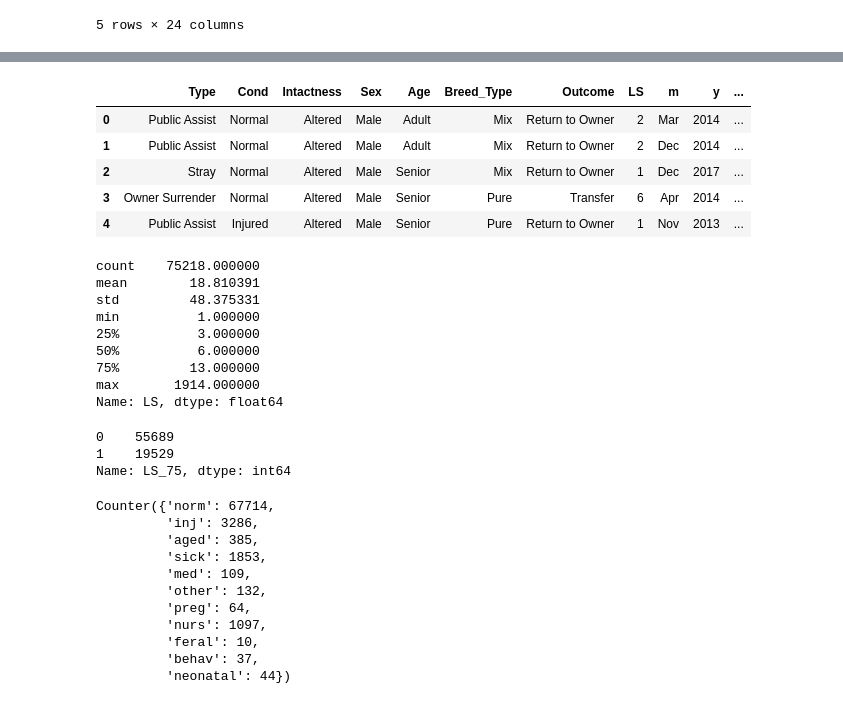
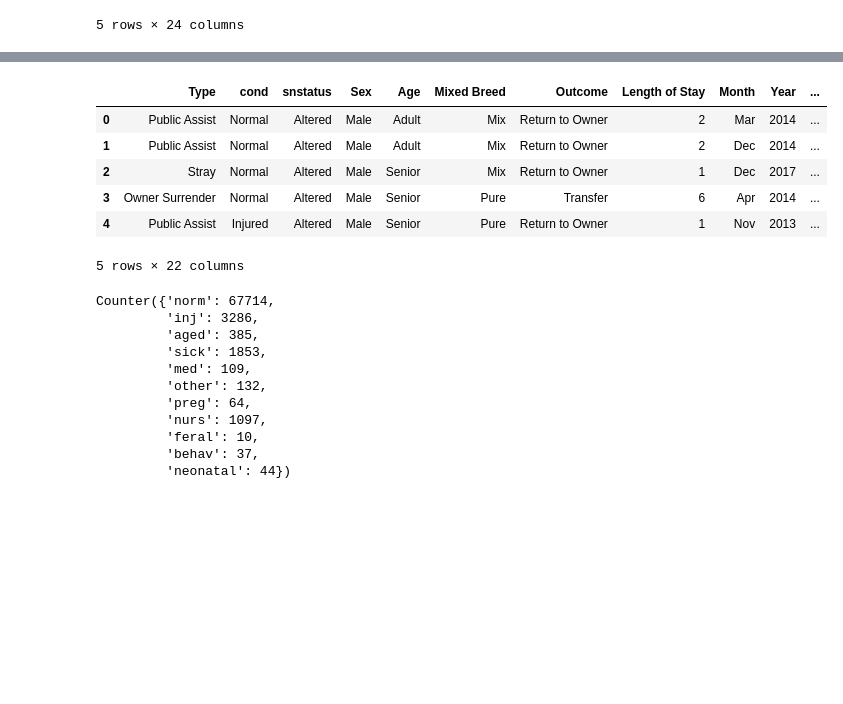
Before and after one commit to M-Outlaw/BootCamp-Mod-20-Animal_Shelter_Analysis, a Jupyter notebook: MachineLearning.ipynb, the cells around one changed output, grey strips where cells are left out. Cells and saved outputs as stored; diff of their text form; code cells hidden in the pictures; blank space fills up the shorter version.

```diff
--- a/MachineLearning.ipynb
+++ b/MachineLearning.ipynb
@@ -44,0 +65,6 @@ data=data.drop(data[data["Outcome_Type"]=="Rto-Adopt"].index)
+# %%
+#rename columns
+data=data.rename(columns={"Intake_Type": "Type", "Intake_Condition": "Condition","Intactness":"Spay/Neuter Status", "Breed_Type":"Mixed Breed",
+                          "Outcome_Type":"Outcome", "Length_of_Stay":"Length of Stay", "in_Month":"Month", "in_Year":"Year",
+                          "AKC_group1":"Breed Type 1", "AKC_group2": "Breed Type 2", "Sorted_Color":"Color","Multiple_Intakes": "Prior Encounters"})
+data.head()
@@ -44,0 +91,2 @@ data=data.drop(data[data["Outcome_Type"]=="Rto-Adopt"].index)
+# %%
+data["Prolonged Stay"]=np.where((data["Length of Stay"]<13),0,1)
@@ -44,0 +99,6 @@ data=data.drop(data[data["Outcome_Type"]=="Rto-Adopt"].index)
+# %%
+#Combine 5 outcome categories into three. Return to Owner, Adopt/Transfer, Death
+new=["Return","Adopt/Trans","Adopt/Trans","Death","Death"]
+old=["Return to Owner", "Adoption","Transfer","Euthanasia","Died"]
+data["Outcome B"]=data["Outcome"].replace(old, new)
+Counter(data["Outcome B"])
@@ -45,26 +126,13 @@ data=data.drop(data[data["Outcome_Type"]=="Rto-Adopt"].index)
 # %%
-#rename columns to shorten
-data=data.rename(columns={"Intake_Type": "Type", "Intake_Condition": "Cond",
-                          "Outcome_Type":"Outcome", "Length_of_Stay":"LS", "in_Month":"m", "in_Year":"y",
-                          "AKC_group1":"group1", "AKC_group2": "group2", "Sorted_Color":"color"})
+#rename columns
+data=data.rename(columns={"Intake_Type": "Type", "Condition": "cond","Spay/Neuter Status":"snstatus",
+                          "Length_of_Stay":"LS", "Breed Type 1":"group1", "Breed Type 2": "group2", "Sorted_Color":"color", "Outcome B":"three"})
 data.head()
 # %% [output]
-|  | Type | Cond | Intactness | Sex | Age | Breed_Type | Outcome | LS | m | y | ... |
+|  | Type | cond | snstatus | Sex | Age | Mixed Breed | Outcome | Length of Stay | Month | Year | ... |
 | 0 | Public Assist | Normal | Altered | Male | Adult | Mix | Return to Owner | 2 | Mar | 2014 | ... |
 | 1 | Public Assist | Normal | Altered | Male | Adult | Mix | Return to Owner | 2 | Dec | 2014 | ... |
 | 2 | Stray | Normal | Altered | Male | Senior | Mix | Return to Owner | 1 | Dec | 2017 | ... |
 | 3 | Owner Surrender | Normal | Altered | Male | Senior | Pure | Transfer | 6 | Apr | 2014 | ... |
 | 4 | Public Assist | Injured | Altered | Male | Senior | Pure | Return to Owner | 1 | Nov | 2013 | ... |
+5 rows × 22 columns
-# %%
-#Look at quartiles for length of stay
-print(data["LS"].describe())
-# %% [output]
-count    75218.000000
-mean        18.810391
-std         48.375331
-min          1.000000
-25%          3.000000
-50%          6.000000
-75%         13.000000
-max       1914.000000
-Name: LS, dtype: float64
@@ -73,9 +139,3 @@ data["LS_75"]=np.where((data["LS"]<13),0,1)
-# %%
-data["LS_75"].value_counts()
-# %% [output]
-0    55689
-1    19529
-Name: LS_75, dtype: int64
 # %%
 #Recode all binary variables to 0,1
 
```
Also changed, not shown: parts of 18 cells of this notebook, 2 other files.
